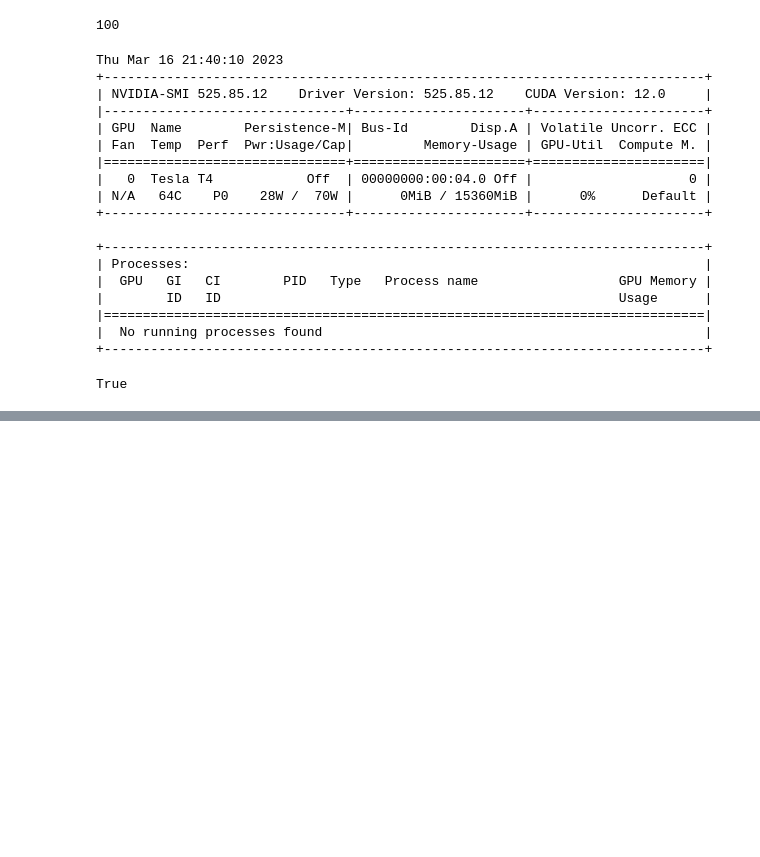
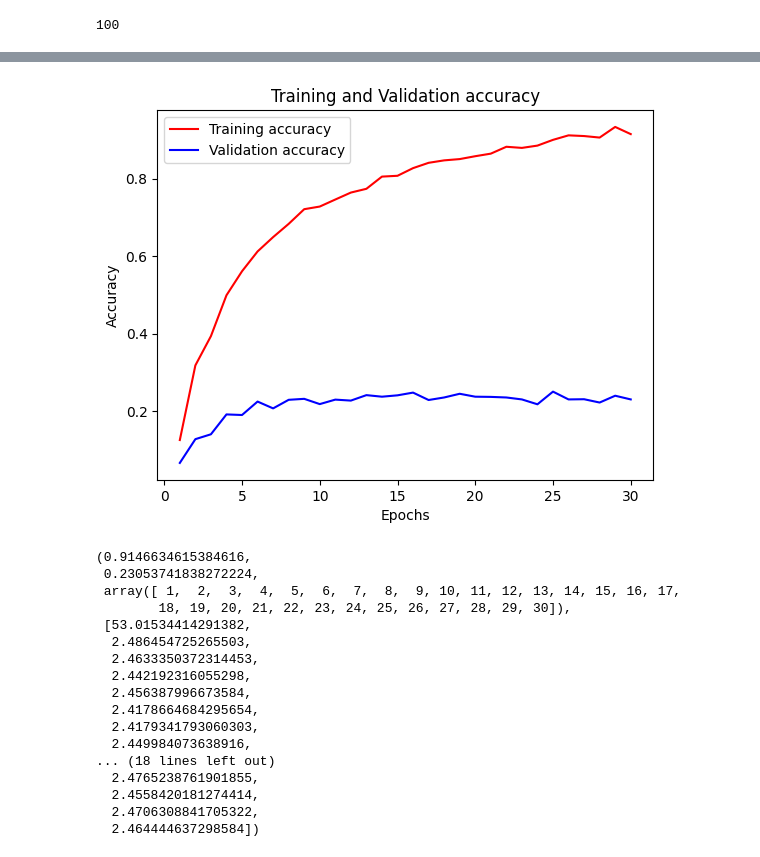
Before and after one commit to johnangelou2/Pokemon_Image_Recognition, a Jupyter notebook: 360_Project_Gen_2.ipynb, the cells around one changed output, grey strips where cells are left out. Drawn from its saved outputs; the diff is of its cells as text; code cells hidden in the pictures; blank space fills up the shorter version.

```diff
--- a/360_Project_Gen_2.ipynb
+++ b/360_Project_Gen_2.ipynb
@@ -16,22 +16,24 @@ alexnet = torchvision.models.alexnet(pretrained=True)
 torch.manual_seed(103)
 #102 is main
 
-from google.colab import drive
-drive.mount('/content/gdrive')
-train_path = "/content/gdrive/My Drive/APS360 Team Project/Pokemon_Gen2_Aug_Curated/Training"
-valid_path = "/content/gdrive/My Drive/APS360 Team Project/Pokemon_Gen2_Aug_Curated/Validation"
-test_path = "/content/gdrive/My Drive/APS360 Team Project/Pokemon_Gen2_Aug_Curated/Test"
-
+train_path = "DataSet/Pokemon_Gen2_Aug_Curated/Training"
+# valid_path = "DataSet/Pokemon_Gen2_Aug_Curated/Validation"
+# test_path = "DataSet/Pokemon_Gen2_Aug_Curated/Test"
+pokemon_names = os.listdir(train_path)
 
 data_transforms = transforms.Compose([
                     transforms.Resize((224,224)),
                     transforms.ToTensor()])
 
 train_datasets = torchvision.datasets.ImageFolder(root= train_path, transform = data_transforms)
+# valid_datasets = torchvision.datasets.ImageFolder(root= valid_path, transform = data_transforms)
+# test_datasets = torchvision.datasets.ImageFolder(root= test_path, transform = data_transforms)
 
 hyperparameters = [20,1]
 
 train_loader = torch.utils.data.DataLoader(train_datasets, batch_size=hyperparameters[0], num_workers=hyperparameters[1], shuffle=True, collate_fn=None, pin_memory=False,)
+# valid_loader = torch.utils.data.DataLoader(valid_datasets, batch_size=hyperparameters[0], num_workers=hyperparameters[1], shuffle=True, collate_fn=None, pin_memory=False,)
+# test_loader = torch.utils.data.DataLoader(test_datasets, batch_size=hyperparameters[0], num_workers=hyperparameters[1], shuffle=True, collate_fn=None, pin_memory=False,)
 
 
 dataiter = iter(train_loader)
@@ -177,10 +179,10 @@ print(len(pokemon_names))
 # %% [output]
 100
 # %%
-train_path = "/content/gdrive/My Drive/APS360 Team Project/Pokemon_Gen2_Aug_Curated/Training"
+train_path = "DataSet/Pokemon_Gen2_Aug_Curated/Training"
 train_dataset_new = torchvision.datasets.DatasetFolder(train_path, loader=torch.load, extensions=('.tensor'))
-valid_path = "/content/gdrive/My Drive/APS360 Team Project/Pokemon_Gen2_Aug_Curated/Validation"
-valid_dataset_new = torchvision.datasets.DatasetFolder(train_path, loader=torch.load, extensions=('.tensor'))
+valid_path = "DataSet/Pokemon_Gen2_Aug_Curated/Validation"
+valid_dataset_new = torchvision.datasets.DatasetFolder(valid_path, loader=torch.load, extensions=('.tensor'))
 
 hyperparameters = [1,1]
 
@@ -255,14 +257,24 @@ def train(model, train_dataset, valid_dataset, batch_size=128, learning_rate=0.0
         valid_acc[epoch] = get_accuracy(model, valid_loader)
         loss_chart[epoch] = float(loss)/batch_size
         model_path = f"model_{model.name}_bs{batch_size}_lr{learning_rate}_epoch{epoch}"
-        torch.save(model.state_dict(), model_path)
+        save_path2 = 'model_state_saved/'+model_path
+        torch.save(model.state_dict(), save_path2)
 
 
         print((f"Epoch {epoch+1}: Train accuracy = {train_acc[epoch]}; Validation accuracy = {valid_acc[epoch]}"))
 
     epochs = np.arange(1, num_epochs + 1)
 
-    plotting(epochs,loss_chart,train_acc, valid_acc)
+    #plot
+    plt.figure()
+    plt.plot(epochs, train_acc, 'r', label='Training accuracy')
+    plt.plot(epochs, valid_acc, 'b', label='Validation accuracy')
+    plt.title('Training and Validation accuracy')
+    plt.xlabel('Epochs')
+    plt.ylabel('Accuracy')
+    plt.legend()
+    plt.show()
+
 
     return train_acc[-1], valid_acc[-1], epochs, timelist
 # %%
@@ -298,29 +310,6 @@ def get_accuracy(model, test_loader):
         correct += pred.eq(labels.view_as(pred)).sum().item()
         total += imgs.shape[0]
     return correct / total
-# %%
-!nvidia-smi
-torch.cuda.is_available()
-# %% [output]
-Thu Mar 16 21:40:10 2023
-+-----------------------------------------------------------------------------+
-| NVIDIA-SMI 525.85.12    Driver Version: 525.85.12    CUDA Version: 12.0     |
-|-------------------------------+----------------------+----------------------+
-| GPU  Name        Persistence-M| Bus-Id        Disp.A | Volatile Uncorr. ECC |
-| Fan  Temp  Perf  Pwr:Usage/Cap|         Memory-Usage | GPU-Util  Compute M. |
-|===============================+======================+======================|
-|   0  Tesla T4            Off  | 00000000:00:04.0 Off |                    0 |
-| N/A   64C    P0    28W /  70W |      0MiB / 15360MiB |      0%      Default |
-+-------------------------------+----------------------+----------------------+
-
-+-----------------------------------------------------------------------------+
-| Processes:                                                                  |
-|  GPU   GI   CI        PID   Type   Process name                  GPU Memory |
-|        ID   ID                                                   Usage      |
-|=============================================================================|
-|  No running processes found                                                 |
-+-----------------------------------------------------------------------------+
-True
 # %%
 model = Pokemon_Classifier_AlexNet()
 
@@ -330,6 +319,6 @@ if use_cuda and torch.cuda.is_available():
   print("Training on Cuda! My life is a nightmare")
 
 
-train(model, train_dataset_new, valid_dataset_new, batch_size = 1, learning_rate = 0.001, num_epochs=15)
+train(model, train_dataset_new, valid_dataset_new, batch_size = 32, learning_rate = 0.0005, num_epochs=30)
 # %% [output]
 Training on Cuda! My life is a nightmare
@@ -335,0 +341,18 @@ Training on Cuda! My life is a nightmare
+[figure, added]
+(0.9146634615384616,
+ 0.23053741838272224,
+ array([ 1,  2,  3,  4,  5,  6,  7,  8,  9, 10, 11, 12, 13, 14, 15, 16, 17,
+        18, 19, 20, 21, 22, 23, 24, 25, 26, 27, 28, 29, 30]),
+ [53.01534414291382,
+  2.486454725265503,
+  2.4633350372314453,
+  2.442192316055298,
+  2.456387996673584,
+  2.4178664684295654,
+  2.4179341793060303,
+  2.449984073638916,
+... (18 lines left out)
+  2.4765238761901855,
+  2.4558420181274414,
+  2.4706308841705322,
+  2.464444637298584])
```
Also changed, not shown: parts of 4 cells of this notebook, 8 other files.
